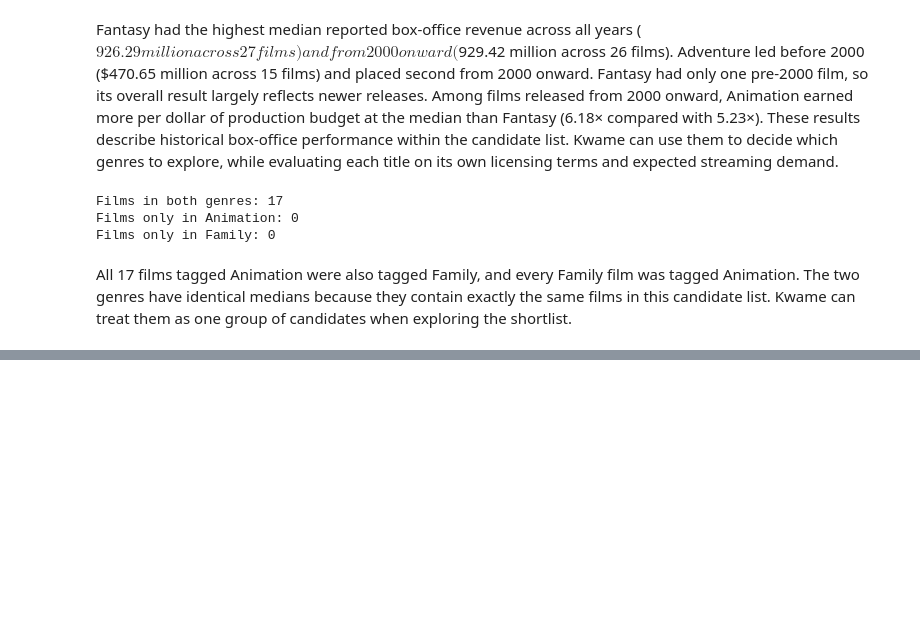
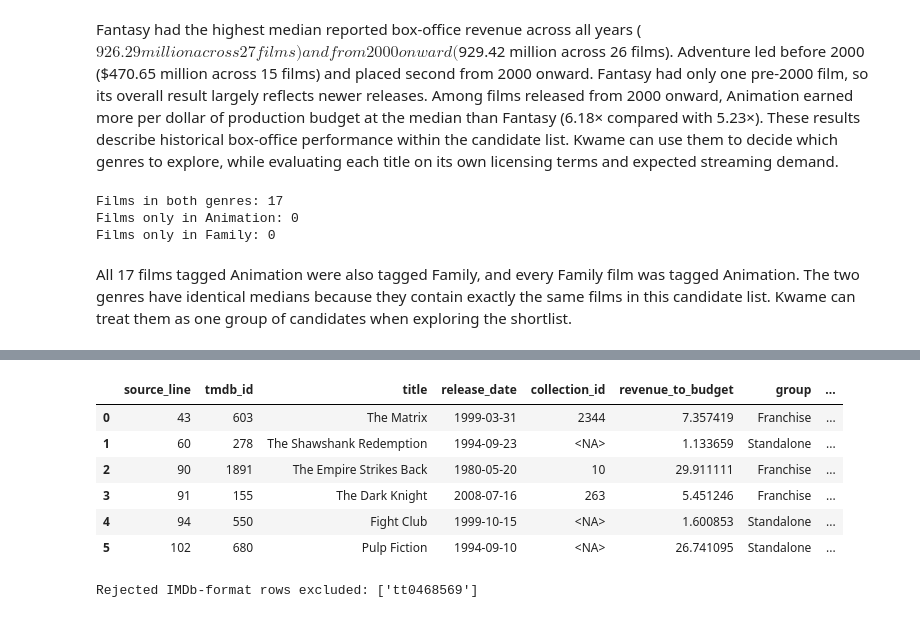
Before and after one commit to paulbletcher/lab2, a Jupyter notebook: data profile/tmdb_data_profile.ipynb, the cells around one changed output, grey strips where cells are left out. Drawn from its saved outputs; the diff is of its cells as text; code cells hidden in the pictures; blank space fills up the shorter version.

```diff
--- a/data profile/tmdb_data_profile.ipynb
+++ b/data profile/tmdb_data_profile.ipynb
@@ -1105,0 +1404,31 @@ All 17 films tagged Animation were also tagged Family, and every Family film was
+# %%
+# Normalize duplicate IDs exactly as pipeline/validate.py does.
+clean_audit_ids = sensitivity_id_audit["tmdb_id"].str.strip()
+numeric_audit_ids = clean_audit_ids.str.fullmatch(r"[0-9]+") & ~clean_audit_ids.str.fullmatch(r"0+")
+normalized_numeric_ids = clean_audit_ids.loc[numeric_audit_ids].str.lstrip("0")
+expected_duplicate_rows = normalized_numeric_ids[normalized_numeric_ids.duplicated(keep="first")]
+actual_duplicate_rows = sensitivity_id_audit["status"].eq("duplicate")
+assert set(expected_duplicate_rows.index) == set(sensitivity_id_audit.index[actual_duplicate_rows])
+repeat_ids = normalized_numeric_ids.loc[actual_duplicate_rows[actual_duplicate_rows].index]
+assert len(repeat_ids) == 6, "Revisit the six-repeat assumption: ID audit changed."
+assert repeat_ids.isin(sensitivity_movies["tmdb_id"]).all(), "A repeated ID lacks movie details."
+
+repeat_films = sensitivity_movies.set_index("tmdb_id").loc[repeat_ids.tolist()].reset_index()
+repeat_evidence = repeat_films[["tmdb_id", "title", "release_date", "collection_id", "revenue_to_budget"]].copy()
+repeat_evidence.insert(0, "source_line", sensitivity_id_audit.loc[repeat_ids.index, "source_line"].to_numpy())
+repeat_evidence["group"] = repeat_evidence["collection_id"].notna().map({True: "Franchise", False: "Standalone"})
+repeat_evidence["meets_2000_cutoff"] = repeat_evidence["release_date"].dt.year.ge(2000)
+with pd.option_context("display.max_columns", None, "display.width", 200):
+    display(repeat_evidence.round({"revenue_to_budget": 6}))
+print("Rejected IMDb-format rows excluded:", sensitivity_id_audit.loc[
+    sensitivity_id_audit["status"].eq("invalid_format") & clean_audit_ids.str.startswith("tt"), "tmdb_id"
+].tolist())
+# %% [output]
+|  | source_line | tmdb_id | title | release_date | collection_id | revenue_to_budget | group | ... |
+| 0 | 43 | 603 | The Matrix | 1999-03-31 | 2344 | 7.357419 | Franchise | ... |
+| 1 | 60 | 278 | The Shawshank Redemption | 1994-09-23 | <NA> | 1.133659 | Standalone | ... |
+| 2 | 90 | 1891 | The Empire Strikes Back | 1980-05-20 | 10 | 29.911111 | Franchise | ... |
+| 3 | 91 | 155 | The Dark Knight | 2008-07-16 | 263 | 5.451246 | Franchise | ... |
+| 4 | 94 | 550 | Fight Club | 1999-10-15 | <NA> | 1.600853 | Standalone | ... |
+| 5 | 102 | 680 | Pulp Fiction | 1994-09-10 | <NA> | 26.741095 | Standalone | ... |
+Rejected IMDb-format rows excluded: ['tt0468569']
```
Also changed, not shown: parts of 13 cells of this notebook, 8 other files.
